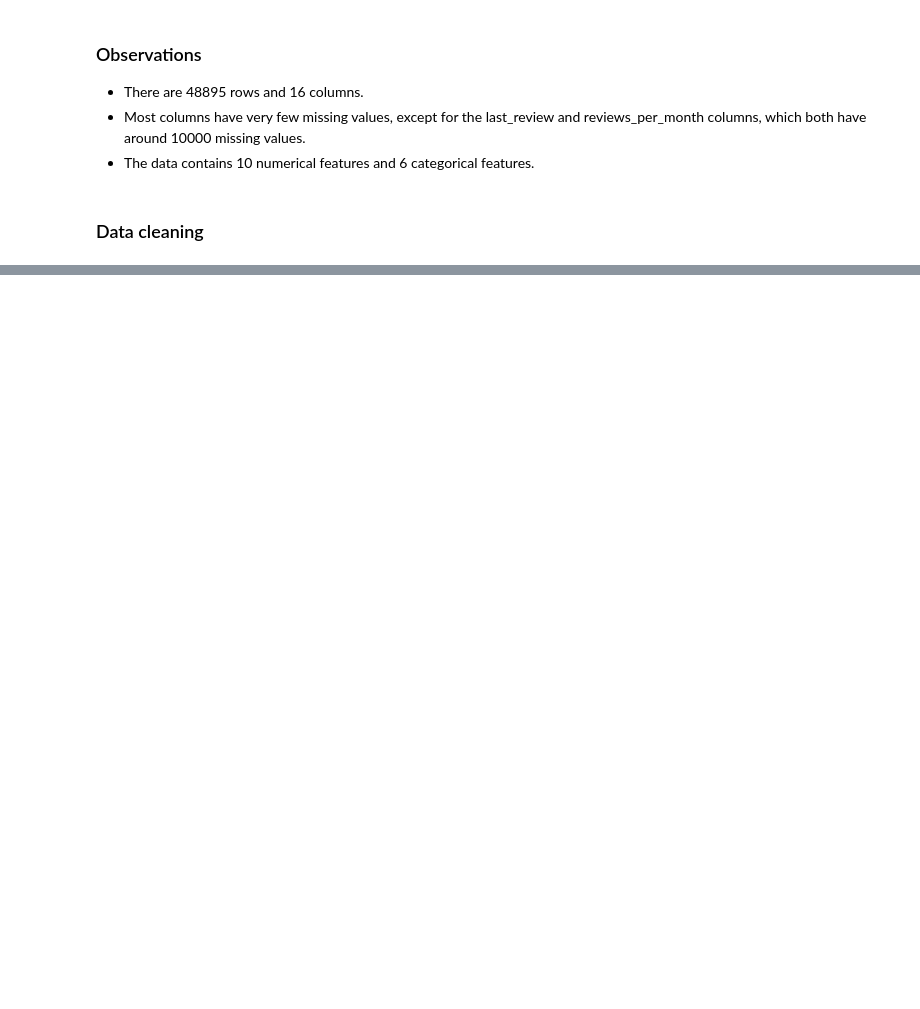
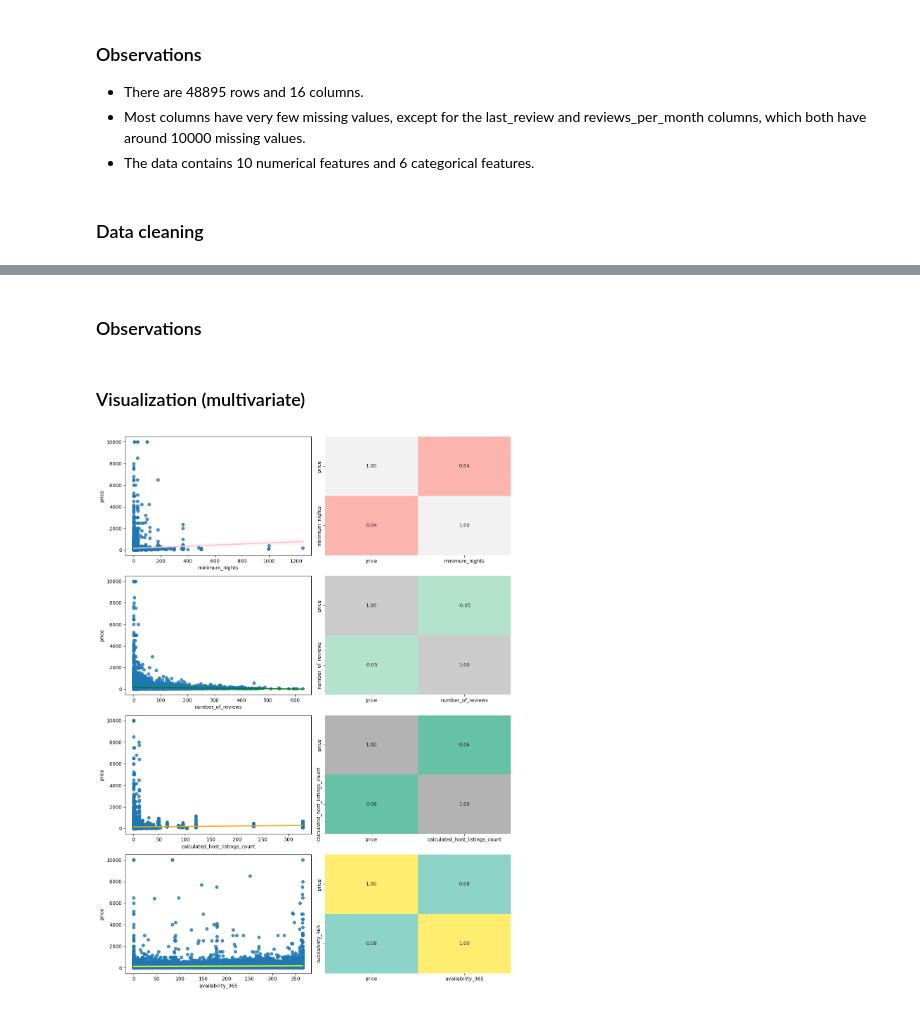
Before and after one commit to 4GeeksAcademy/josefina-aispuro-merelles-machine-learning, a Jupyter notebook: src/00-eda-airbnb-ny.ipynb, the cells around one changed output, grey strips where cells are left out. Saved outputs shown, nothing was run; the diff lists cells and outputs as text; code cells hidden in the pictures; blank space fills up the shorter version.

```diff
--- a/src/00-eda-airbnb-ny.ipynb
+++ b/src/00-eda-airbnb-ny.ipynb
@@ -75,0 +177,31 @@ df.describe().T
+# %% [markdown]
+### Observations
+# %% [markdown]
+### Visualization (multivariate)
+# %%
+# Numerical correlations
+corr_price_minimum = df[["price", "minimum_nights"]].corr()
+corr_price_reviews = df[["price", "number_of_reviews"]].corr()
+corr_price_listings = df[["price", "calculated_host_listings_count"]].corr()
+corr_price_availability = df[["price", "availability_365"]].corr()
+
+# Create a 4x2 figure for scatterplots and heatmaps
+fig, axis = plt.subplots(4, 2, figsize=(12, 16))
+
+# Scatterplots and regression lines
+sns.regplot(ax = axis[0, 0], data = df, x = "minimum_nights", y = "price", line_kws = {"color": "pink"})
+sns.heatmap(ax = axis[0, 1], data = corr_price_minimum, annot = True, fmt = ".2f", cbar = False, cmap = "Pastel1")
+
+sns.regplot(ax = axis[1, 0], data = df, x = "number_of_reviews", y = "price", line_kws = {"color": "green"})
+sns.heatmap(ax = axis[1, 1], data = corr_price_reviews, annot = True, fmt = ".2f", cbar = False, cmap = "Pastel2")
+
+sns.regplot(ax = axis[2, 0], data = df, x = "calculated_host_listings_count", y = "price", line_kws = {"color": "orange"})
+sns.heatmap(ax = axis[2, 1], data = corr_price_listings, annot = True, fmt = ".2f", cbar = False, cmap = "Set2")
+
+sns.regplot(ax = axis[3, 0], data = df, x = "availability_365", y = "price", line_kws = {"color": "yellow"})
+sns.heatmap(ax = axis[3, 1], data = corr_price_availability, annot = True, fmt = ".2f", cbar = False, cmap = "Set3")
+
+plt.tight_layout()
+plt.show()
+# %% [output]
+[figure, added]
```
Also changed, not shown: parts of 15 cells of this notebook.
